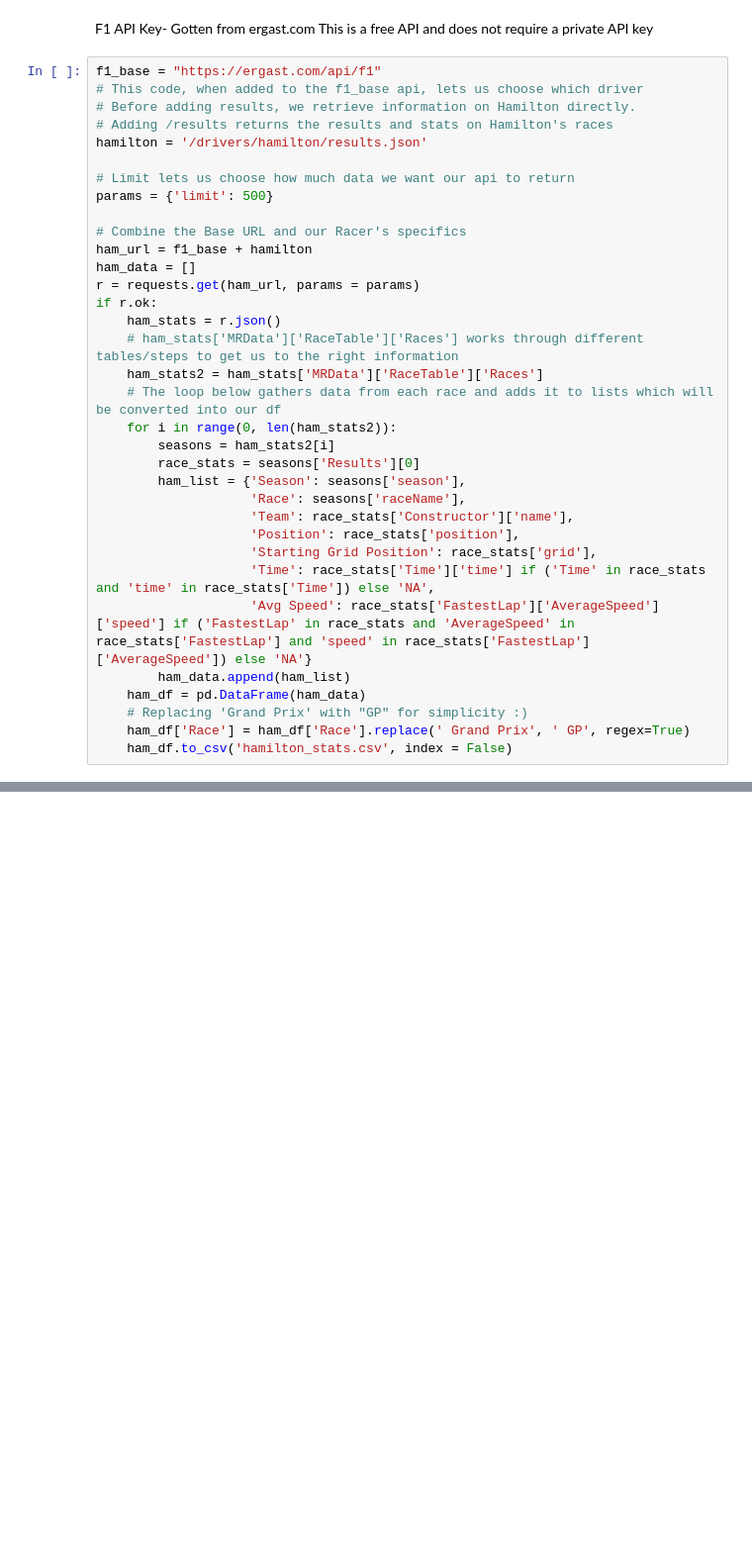
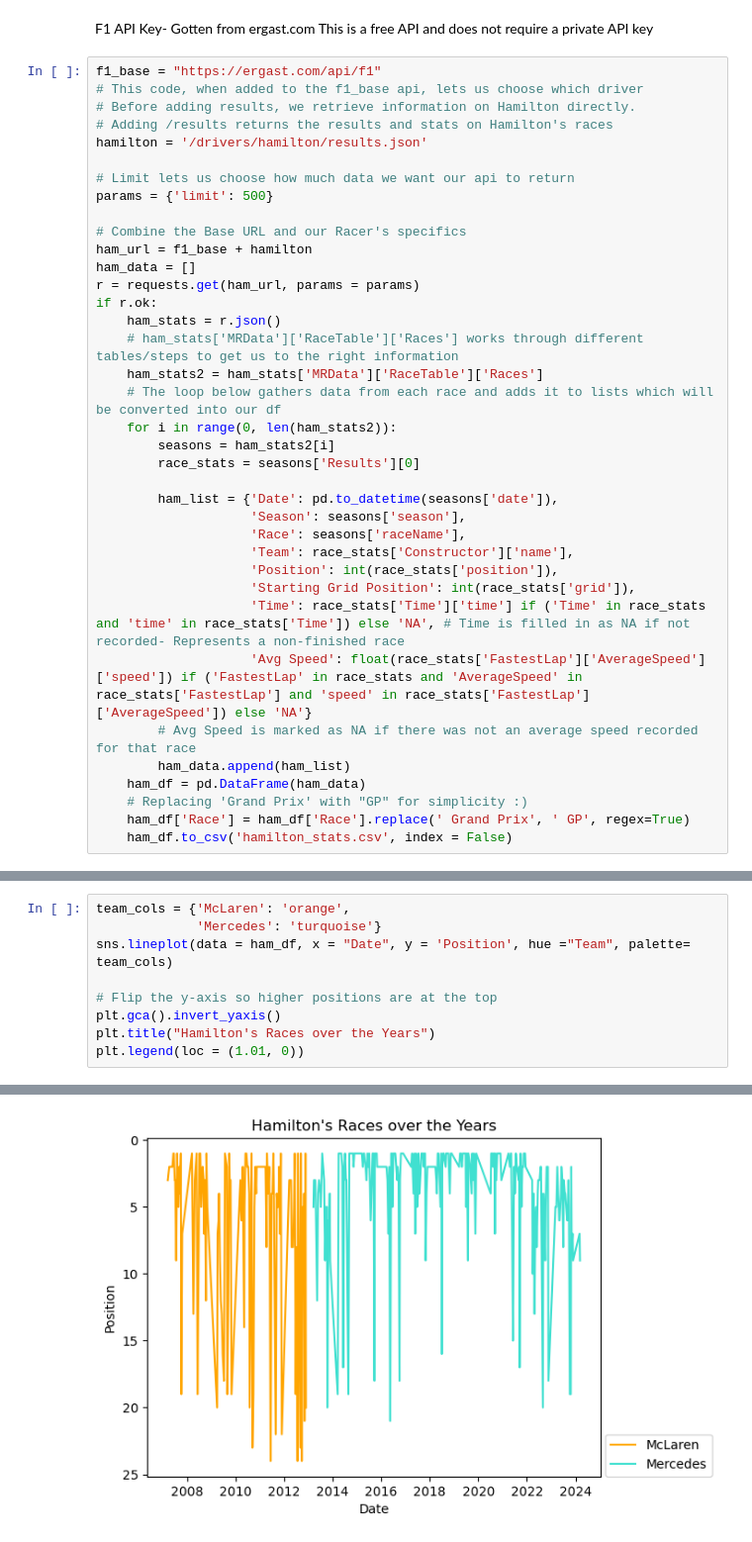
Before and after one commit to jessahal/data-scraping, a Jupyter notebook: f1-test.ipynb, the cells around one changed output, grey strips where cells are left out. Shown at 99% size. Saved outputs shown, nothing was run; the diff lists cells and outputs as text; blank space fills up the shorter version.

Commit message:
Added some nice graphics :)

```diff
--- a/f1-test.ipynb
+++ b/f1-test.ipynb
@@ -32,13 +33,16 @@ if r.ok:
     for i in range(0, len(ham_stats2)):
         seasons = ham_stats2[i]
         race_stats = seasons['Results'][0]
-        ham_list = {'Season': seasons['season'],
+
+        ham_list = {'Date': pd.to_datetime(seasons['date']),
+                    'Season': seasons['season'],
                     'Race': seasons['raceName'],
                     'Team': race_stats['Constructor']['name'],
-                    'Position': race_stats['position'],
-                    'Starting Grid Position': race_stats['grid'],
-                    'Time': race_stats['Time']['time'] if ('Time' in race_stats and 'time' in race_stats['Time']) else 'NA',
-                    'Avg Speed': race_stats['FastestLap']['AverageSpeed']['speed'] if ('FastestLap' in race_stats and 'AverageSpeed' in race_stats['FastestLap'] and 'speed' in race_stats['FastestLap']['AverageSpeed']) else 'NA'}
+                    'Position': int(race_stats['position']),
+                    'Starting Grid Position': int(race_stats['grid']),
+                    'Time': race_stats['Time']['time'] if ('Time' in race_stats and 'time' in race_stats['Time']) else 'NA', # Time is filled in as NA if not recorded- Represents a non-finished race
+                    'Avg Speed': float(race_stats['FastestLap']['AverageSpeed']['speed']) if ('FastestLap' in race_stats and 'AverageSpeed' in race_stats['FastestLap'] and 'speed' in race_stats['FastestLap']['AverageSpeed']) else 'NA'}
+        # Avg Speed is marked as NA if there was not an average speed recorded for that race
         ham_data.append(ham_list)
     ham_df = pd.DataFrame(ham_data)
     # Replacing 'Grand Prix' with "GP" for simplicity :)
@@ -46,0 +56,10 @@ if r.ok:
+# %%
+team_cols = {'McLaren': 'orange',
+             'Mercedes': 'turquoise'}
+sns.lineplot(data = ham_df, x = "Date", y = 'Position', hue ="Team", palette= team_cols)
+
+# Flip the y-axis so higher positions are at the top
+plt.gca().invert_yaxis()
+plt.title("Hamilton's Races over the Years")
+plt.legend(loc = (1.01, 0))
+# %% [output]
@@ -46,0 +67 @@ if r.ok:
+[figure, added]
```
Also changed, not shown: parts of 9 cells of this notebook, 2 other files.
